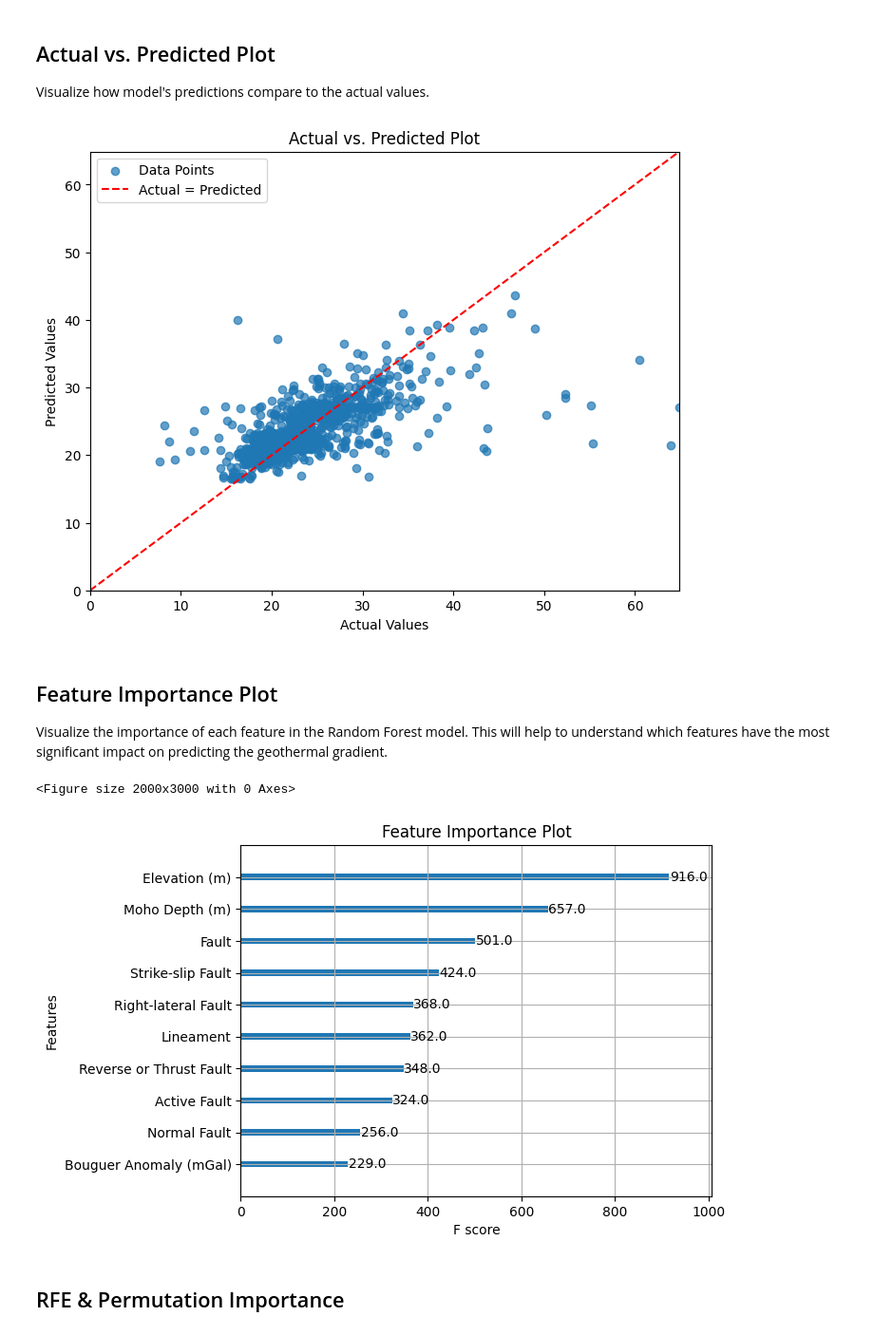
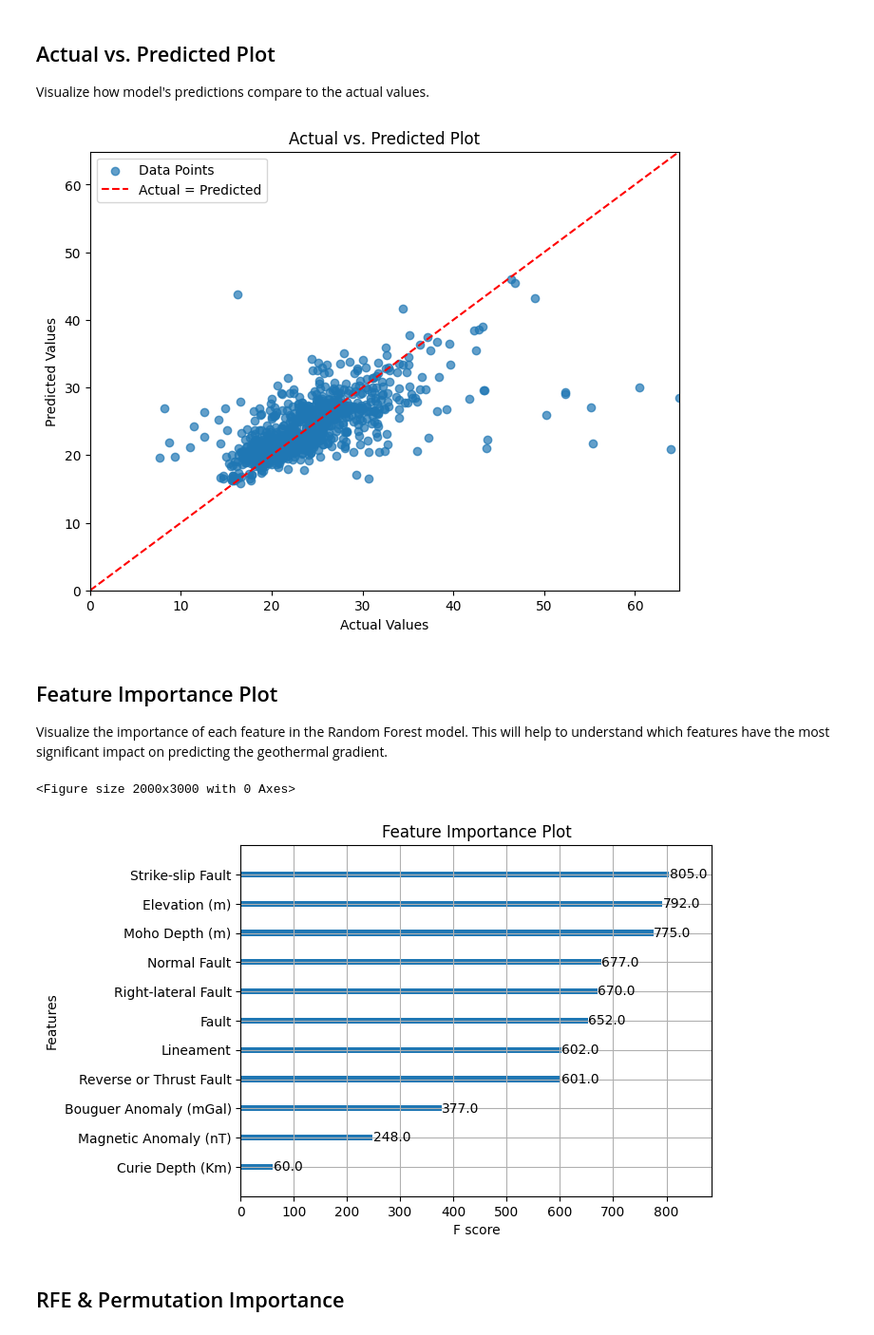
Before and after one commit to jcmefra/Geothermal-Gradient-Machine-Learning, a Jupyter notebook: Model_V2.ipynb, the cells around one changed output. Shown at 95% size. Drawn from its saved outputs; the diff is of its cells as text; code cells hidden in the pictures.

```diff
--- a/Model_V2.ipynb
+++ b/Model_V2.ipynb
@@ -531,7 +529,7 @@ X = cleaned_data[['Latitude', 'Longitude', 'Elevation (m)',
        'Curie Depth (Km)','Moho Depth (m)', 'Fault',
        'Strike-slip Fault', 'Reverse or Thrust Fault',
        'Lineament', 'Right-lateral Fault',
-       'Normal Fault', 'Active Fault', 'Magnetic Anomaly (nT)',
+       'Normal Fault', 'Magnetic Anomaly (nT)',
        'Vertical Gravity Gradient (E)', 'Free Air Anomaly (mGal)',
        'Bouguer Anomaly (mGal)']]
 
@@ -572,7 +570,7 @@ param_grid = {
     'max_depth': [5, 7, 10],
     'learning_rate': [0.1, 0.01],
     'gamma': [0, 0.1, 0.2],
-    'min_child_weight': [1, 5, 10],
+    'min_child_weight': [5, 10, 15],
     'colsample_bytree': [0.5, 0.7, 1],
     'reg_alpha': [0, 0.5, 1],
     'reg_lambda': [1, 1.5, 2],
@@ -602,5 +600,5 @@ Best Mean Squared Error: 23.246595137130903
 # %%
-best_params = {'colsample_bytree': 1, 'gamma': 0.1, 'learning_rate': 0.1, 'max_depth': 7, 'min_child_weight': 1, 'reg_alpha': 0, 'reg_lambda': 2}
+best_params = {'colsample_bytree': 0.7, 'gamma': 0.1, 'learning_rate': 0.1, 'max_depth': 10, 'min_child_weight': 5, 'reg_alpha': 0, 'reg_lambda': 1.5}
 # %% [markdown]
 ## Train XGBoost and evaluate model
 # %%
@@ -707,7 +703,7 @@ plt.plot([0, plot_max], [0, plot_max], color='red', linestyle='--', label='Actua
 plt.legend()
 plt.show()
 # %% [output]
-[figure, old version]
+[figure, new version]
 # %% [markdown]
 ## Feature Importance Plot
 
@@ -715,12 +711,12 @@ Visualize the importance of each feature in the Random Forest model. This will h
 # %%
 # Plot feature importance
 plt.figure(figsize=(20, 30))
-xgb.plot_importance(best_xgb_model, importance_type='weight', max_num_features=10)
+xgb.plot_importance(best_xgb_model, importance_type='weight', max_num_features=15)
 plt.title('Feature Importance Plot')
 plt.show()
 # %% [output]
 <Figure size 2000x3000 with 0 Axes>
-[figure, old version]
+[figure, new version]
 # %% [markdown]
 ## RFE & Permutation Importance
 # %%
```
Also changed, not shown: parts of 18 cells of this notebook, 5 other files.
